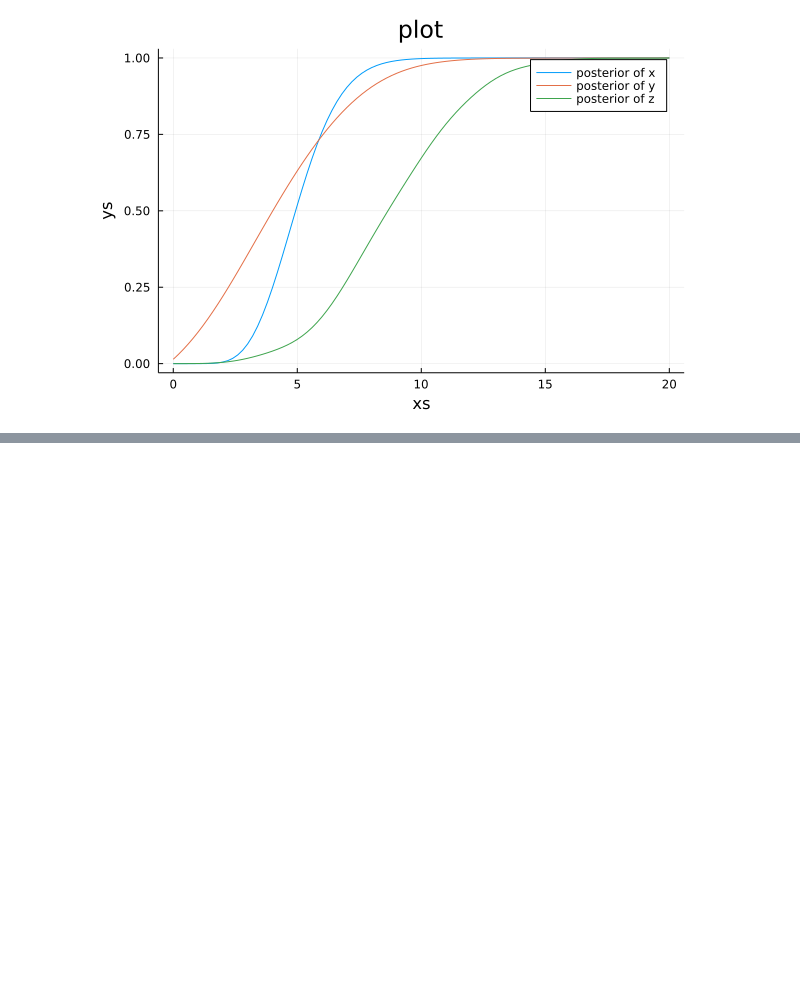
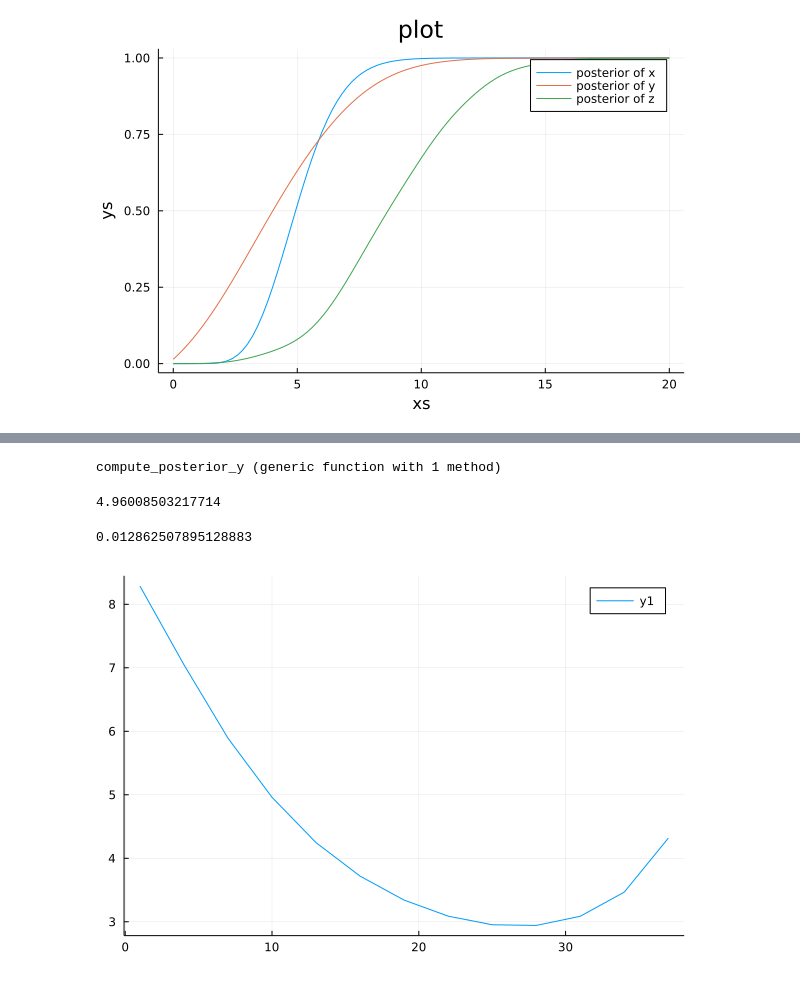
Before and after one commit to bwanab/ThinkBayes.jl, a Jupyter notebook: notebooks/think_bayes_in_julia_chapter_9.ipynb, the cells around one changed output, grey strips where cells are left out. Cells and saved outputs as stored; diff of their text form; code cells hidden in the pictures; blank space fills up the shorter version.

Commit message:
finish chapter 9; add make_normal_pmf

```diff
--- a/notebooks/think_bayes_in_julia_chapter_9.ipynb
+++ b/notebooks/think_bayes_in_julia_chapter_9.ipynb
@@ -399,0 +433,32 @@ plot!(make_cdf(posterior_z), label="posterior of z")
+# %%
+qs = values(augmented_posterior_z)
+pmf_seq = [make_elapsed_dist(gap, qs) for gap in qs]
+pmf_x = make_mixture(augmented_posterior_z, pmf_seq)
+lambda = 2
+num_passengers = 10
+function compute_posterior_y(num_passengers)
+    likelihood = likelihood = [pdf(Distributions.Poisson(lambda * q), num_passengers) for q in qs];
+    posterior_x = pmf_x * likelihood
+    posterior_y = sub_dist(augmented_posterior_z, posterior_x)
+    # remove negative values:
+    pos_y = [(x, y) for (x, y) in items(posterior_y) if x >= 0]
+    pmf_from_seq([x for (x, y) in pos_y], normalize([y for (x, y) in pos_y]));
+end
+# %% [output]
+compute_posterior_y (generic function with 1 method)
+# %%
+posterior_y = compute_posterior_y(10);
+mean(posterior_y)
+# %% [output]
+4.96008503217714
+# %%
+1 - cdf(posterior_y, 15)
+# %% [output]
+0.012862507895128883
+# %%
+nums = 1:3:37
+posteriors = [compute_posterior_y(num) for num in nums]
+mean_wait = [mean(posterior_y) for posterior_y in posteriors]
+plot(nums, mean_wait)
+# %% [output]
+[figure, added]
```
Also changed, not shown: parts of 38 cells of this notebook, 1 other file.
